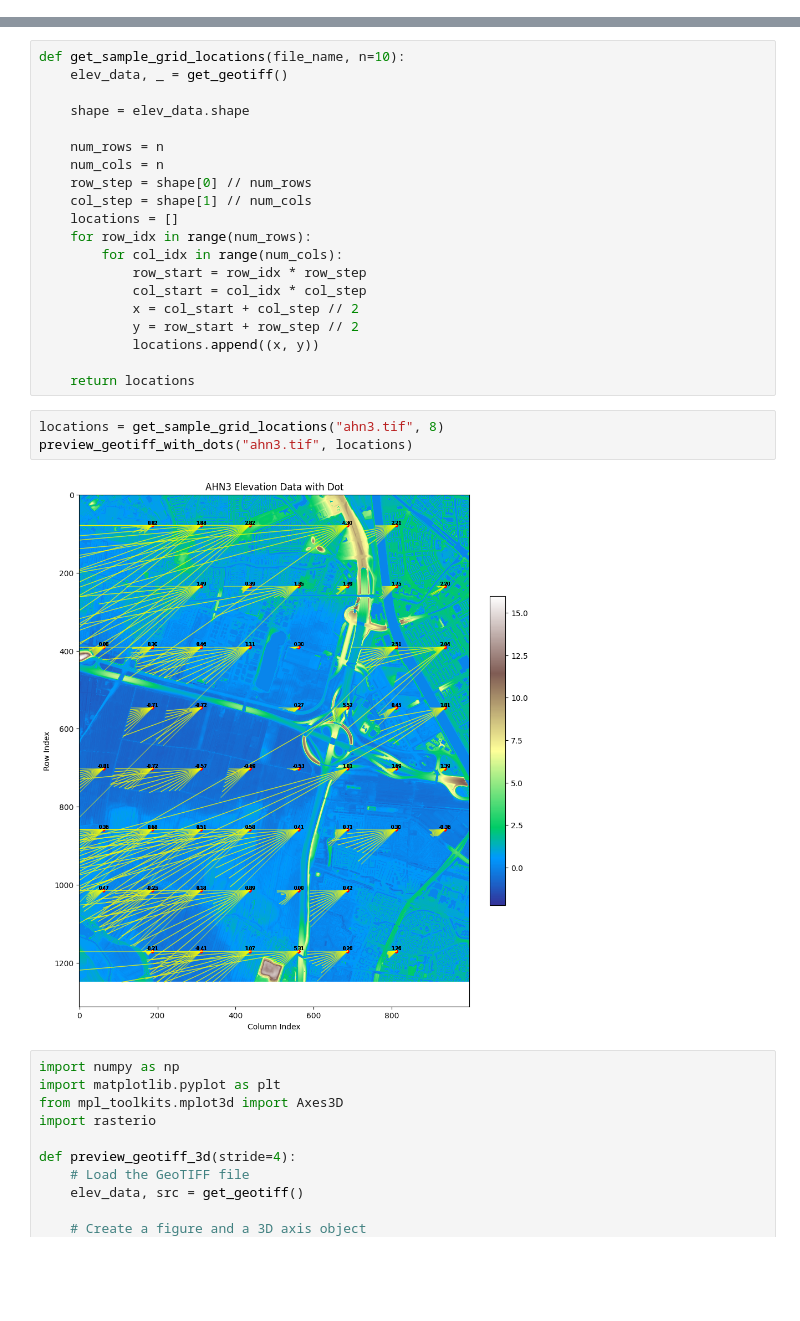
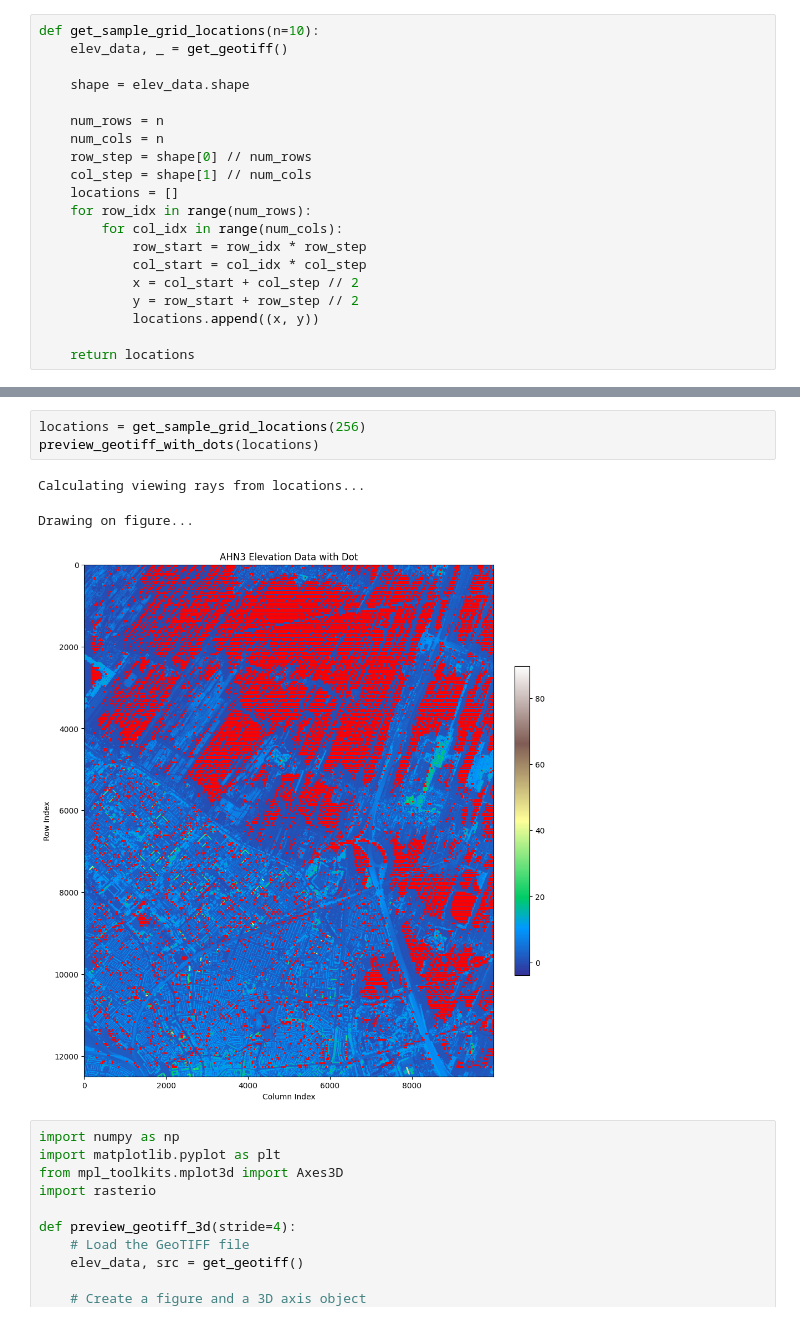
Before and after one commit to Simon-Dirks/sunsets, a Jupyter notebook: main.ipynb, the cells around one changed output, grey strips where cells are left out. Cells and saved outputs as stored; diff of their text form; blank space fills up the shorter version.

```diff
--- a/main.ipynb
+++ b/main.ipynb
@@ -10,3 +116,23 @@ def get_geotiff():
+# %%
+def get_sample_grid_locations(n=10):
+    elev_data, _ = get_geotiff()
+
+    shape = elev_data.shape
+
+    num_rows = n
+    num_cols = n
+    row_step = shape[0] // num_rows
+    col_step = shape[1] // num_cols
+    locations = []
+    for row_idx in range(num_rows):
+        for col_idx in range(num_cols):
+            row_start = row_idx * row_step
+            col_start = col_idx * col_step
+            x = col_start + col_step // 2
+            y = row_start + row_step // 2
+            locations.append((x, y))
+
+    return locations
 # %%
 MIN_ANGLE = 135
 MAX_ANGLE = 225
@@ -124,28 +148,10 @@ def shoot_ray_to_higher_altitude(ax, elev_data, x, y, angle, min_dist=0):
-# %%
-def get_sample_grid_locations(file_name, n=10):
-    elev_data, _ = get_geotiff()
-
-    shape = elev_data.shape
-
-    num_rows = n
-    num_cols = n
-    row_step = shape[0] // num_rows
-    col_step = shape[1] // num_cols
-    locations = []
-    for row_idx in range(num_rows):
-        for col_idx in range(num_cols):
-            row_start = row_idx * row_step
-            col_start = col_idx * col_step
-            x = col_start + col_step // 2
-            y = row_start + row_step // 2
-            locations.append((x, y))
-
-    return locations
 # %%
-locations = get_sample_grid_locations("ahn3.tif", 8)
-preview_geotiff_with_dots("ahn3.tif", locations)
+locations = get_sample_grid_locations(256)
+preview_geotiff_with_dots(locations)
 # %% [output]
+Calculating viewing rays from locations...
+Drawing on figure...
-[figure, old version]
+[figure, new version]
 # %%
 import numpy as np
 import matplotlib.pyplot as plt
```
Also changed, not shown: parts of 8 cells of this notebook.
